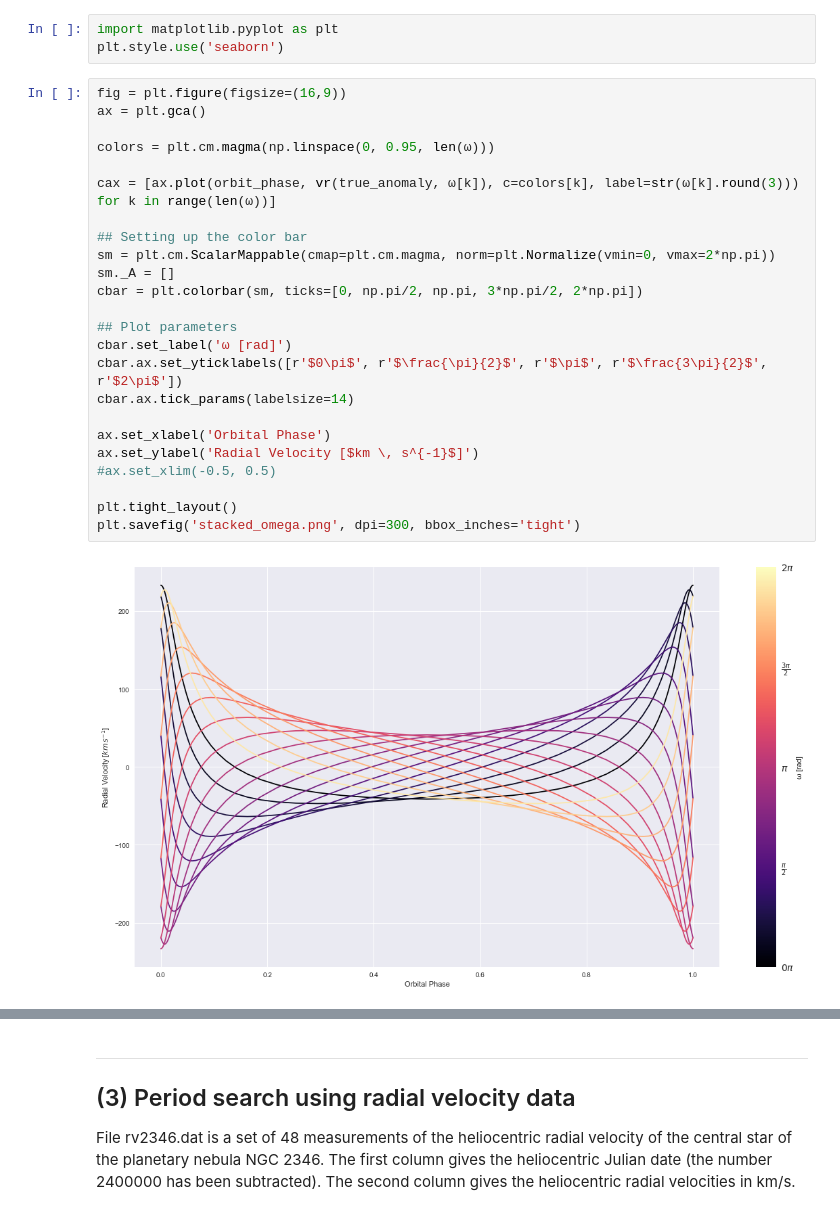
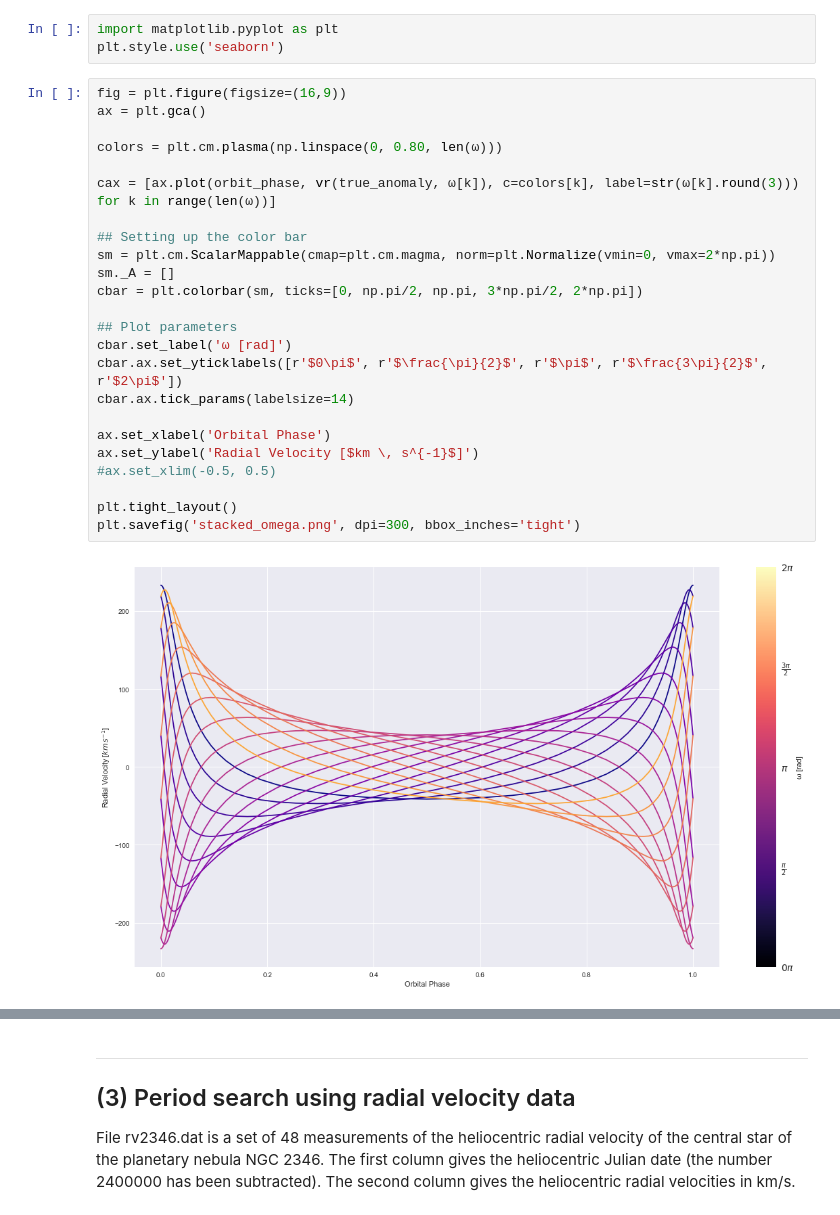
Before and after one commit to kaimibk/School, a Jupyter notebook: ASTR_423/A3/A3.ipynb, the cells around one changed output, grey strips where cells are left out. Cells and saved outputs as stored; diff of their text form.

Commit message:
Updated velocity curves

```diff
--- a/ASTR_423/A3/A3.ipynb
+++ b/ASTR_423/A3/A3.ipynb
@@ -189,29 +189,29 @@ plt.style.use('seaborn')
 # %%
 fig = plt.figure(figsize=(16,9))
 ax = plt.gca()
 
-colors = plt.cm.magma(np.linspace(0, 0.95, len(ω)))
+colors = plt.cm.plasma(np.linspace(0, 0.80, len(ω)))
 
 cax = [ax.plot(orbit_phase, vr(true_anomaly, ω[k]), c=colors[k], label=str(ω[k].round(3))) for k in range(len(ω))]
 
 ## Setting up the color bar
 sm = plt.cm.ScalarMappable(cmap=plt.cm.magma, norm=plt.Normalize(vmin=0, vmax=2*np.pi))
 sm._A = []
 cbar = plt.colorbar(sm, ticks=[0, np.pi/2, np.pi, 3*np.pi/2, 2*np.pi])
 
 ## Plot parameters
 cbar.set_label('ω [rad]')
 cbar.ax.set_yticklabels([r'$0\pi$', r'$\frac{\pi}{2}$', r'$\pi$', r'$\frac{3\pi}{2}$', r'$2\pi$'])
 cbar.ax.tick_params(labelsize=14)
 
 ax.set_xlabel('Orbital Phase')
 ax.set_ylabel('Radial Velocity [$km \, s^{-1}$]')
 #ax.set_xlim(-0.5, 0.5)
 
 plt.tight_layout()
 plt.savefig('stacked_omega.png', dpi=300, bbox_inches='tight')
 # %% [output]
-[figure, old version]
+[figure, new version]
 # %%
 fig, axarr = plt.subplots(int(len(ω)/6), 6, figsize=(16, 9), sharex=True, sharey=True)
 
```
Also changed, not shown: parts of 2 cells of this notebook, 2 other files.
